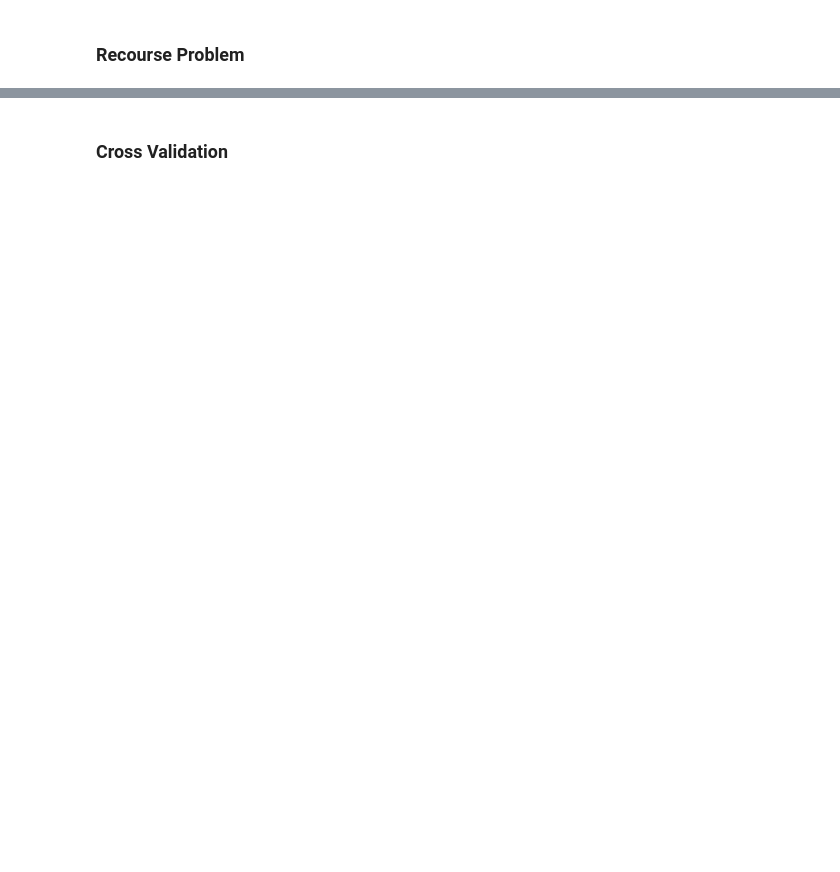
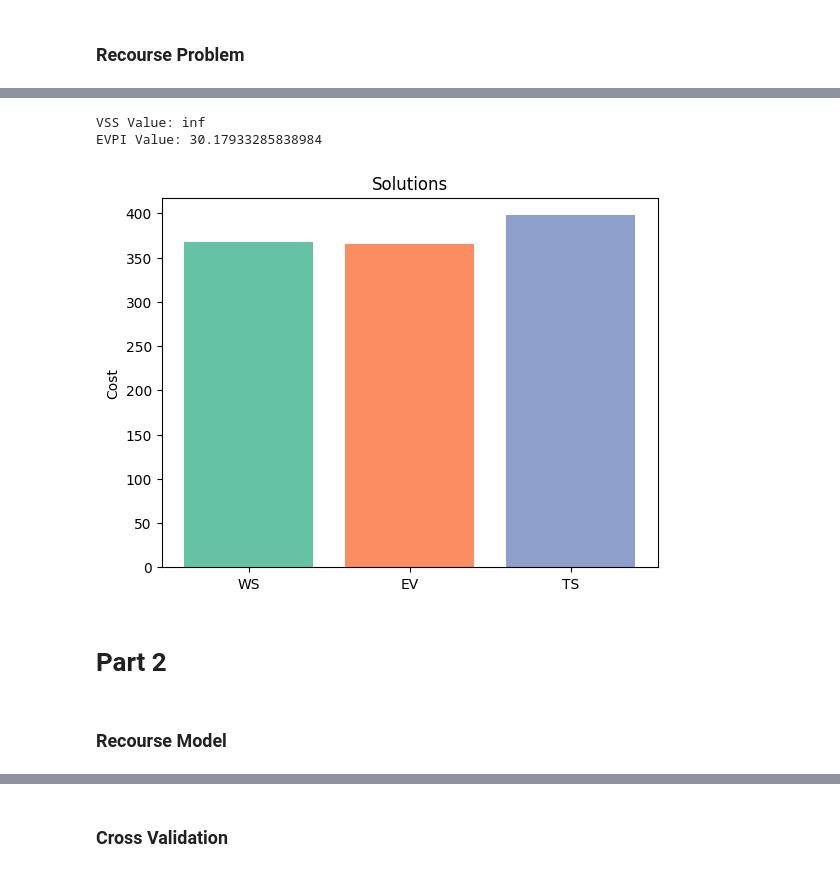
Before and after one commit to DanielCortild/Optimization-under-Uncertainty, a Jupyter notebook: code.ipynb, the cells around one changed output, grey strips where cells are left out. Drawn from its saved outputs; the diff is of its cells as text; code cells hidden in the pictures; blank space fills up the shorter version.

```diff
--- a/code.ipynb
+++ b/code.ipynb
@@ -1010,0 +56,18 @@ pd.DataFrame(values2).to_csv("BackupStorage-initialoutcomes2")
+# %%
+# Compute the Value of the Stochastic Solution
+VSS = EEV - TS
+print(f"VSS Value: {VSS}")
+# Compute the Expected Value of Perfect Information
+EVPI = TS - WS
+print(f"EVPI Value: {EVPI}")
+
+
+pl.plot_solutions(WS=WS,TS=TS,EV=EV,EEV=EEV)
+# %% [output]
+VSS Value: inf
+EVPI Value: 30.17933285838984
+[figure, added]
+# %% [markdown]
+# Part 2
+# %% [markdown]
+### Recourse Model
```
Also changed, not shown: parts of 61 cells of this notebook, 3 other files.
